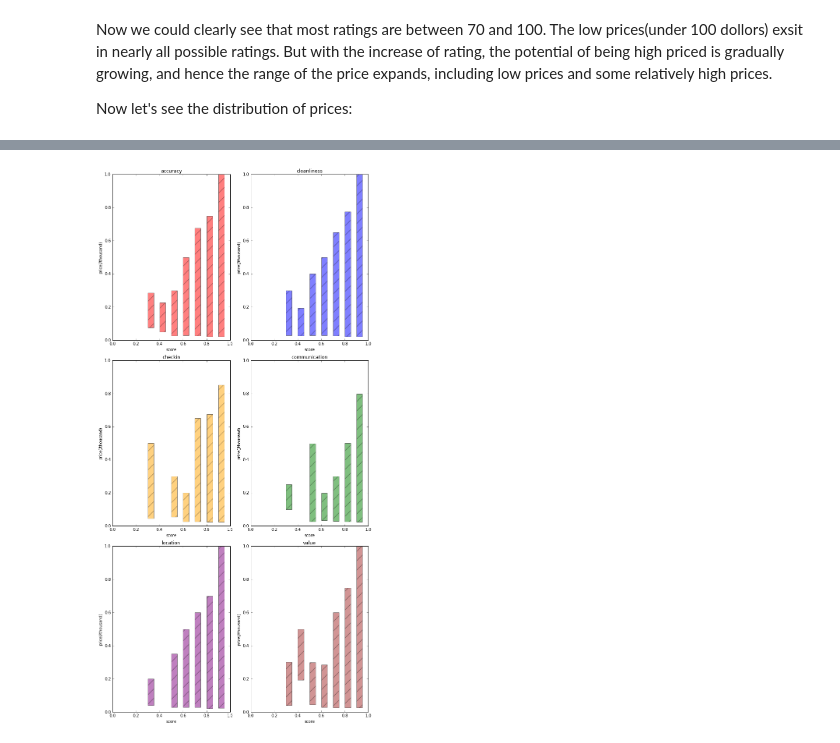
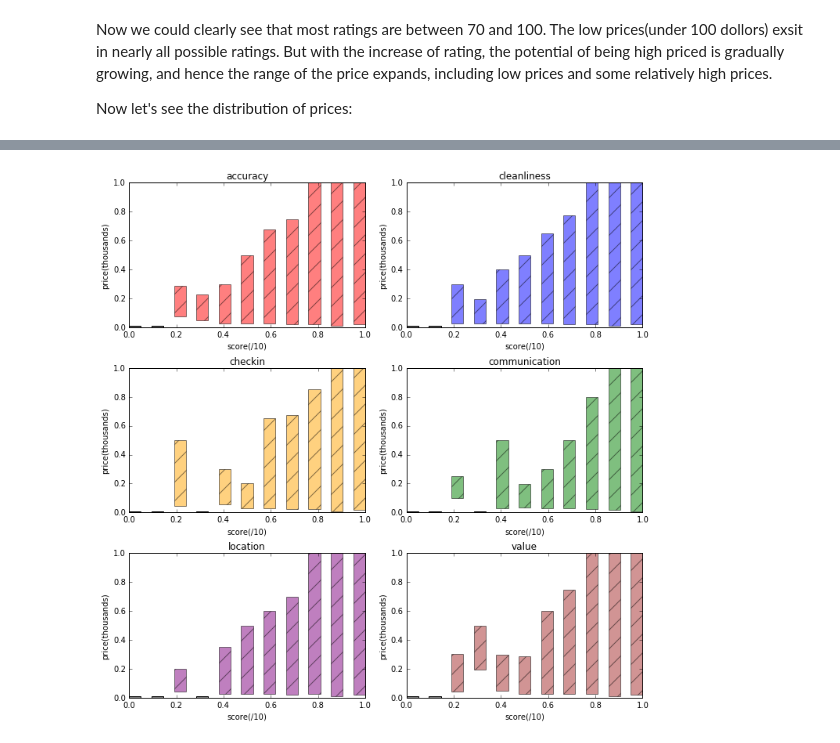
Before and after one commit to xwang146/cs109-airbnb-13, a Jupyter notebook: DataExplorationPlots2.ipynb, the cells around one changed output, grey strips where cells are left out. Saved outputs shown, nothing was run; the diff lists cells and outputs as text; code cells hidden in the pictures.

```diff
--- a/DataExplorationPlots2.ipynb
+++ b/DataExplorationPlots2.ipynb
@@ -157,11 +157,11 @@ plt.show()
 # %%
-fig, ax = plt.subplots(3, 2, figsize=(10, 20))
+fig, ax = plt.subplots(3, 2, figsize=(10, 10))
 
 
 for i in range(3):
     for j in range(2):
         k=i*2+j
-        ax[i,j].hist(new_x[:,k+1], color=colors[k], alpha=0.5, normed=1)
+        ax[i,j].hist(new_x[:,k+1], color=colors[k], alpha=0.5)
         ax[i,j].set_title(names[k])
         ax[i,j].set_xlabel('score')
 
@@ -172,38 +172,45 @@ plt.show()
 # %%
 import matplotlib.patches as patches
-fig, ax = plt.subplots(3, 2, figsize=(10, 20))
+fig, ax = plt.subplots(3, 2, figsize=(10, 10))
 
 def plotit(k, ax):
     ds = pd.DataFrame({'x': new_x[:,k+1], 'y': new_y})
     s=[]
-    for i in range(10):
+    for i in range(11):
         temp=ds[ds.x==i]
         high = 0
         low = 0
         if not math.isnan(np.max(temp)[1]):
             high=np.max(temp)[1]
         if not math.isnan(np.min(temp)[1]):
             low=np.min(temp)[1]
         s.append({'high': high, 'low':low})
-
-    for i in range(10):
-        p = patches.Rectangle(
-            (0.1+i*0.1, s[i]['low']/1000), 0.05, (s[i]['high']-s[i]['low'])/1000,
-            hatch='/', facecolor=colors[k], alpha = 0.5
-        )
+    #print s
+    for i in range(11):
+        if s[i]['high']==0:
+            #draw a black rectangle to indicate
+            p = patches.Rectangle(
+            (0+i*0.095, s[i]['low']/1000), 0.05, 0.01,
+             facecolor="grey", alpha = 1
+            )
+        else:
+            p = patches.Rectangle(
+                (0+i*0.095, s[i]['low']/1000), 0.05, (s[i]['high']-s[i]['low'])/1000,
+                hatch='/', facecolor=colors[k], alpha = 0.5
+            )
 
         ax.add_patch(p)
-        ax.set_xlabel('score')
-        ax.set_ylabel('price(/thousand)')
+        ax.set_xlabel('score(/10)')
+        ax.set_ylabel('price(thousands)')
         ax.set_title(names[k])
 
 
 for i in range(3):
     for j in range(2):
         k=i*2+j
         plotit(k, ax[i,j])
 
 plt.tight_layout()
 plt.show()
 # %% [output]
-[figure, old version]
+[figure, new version]
```
Also changed, not shown: parts of 4 cells of this notebook.
